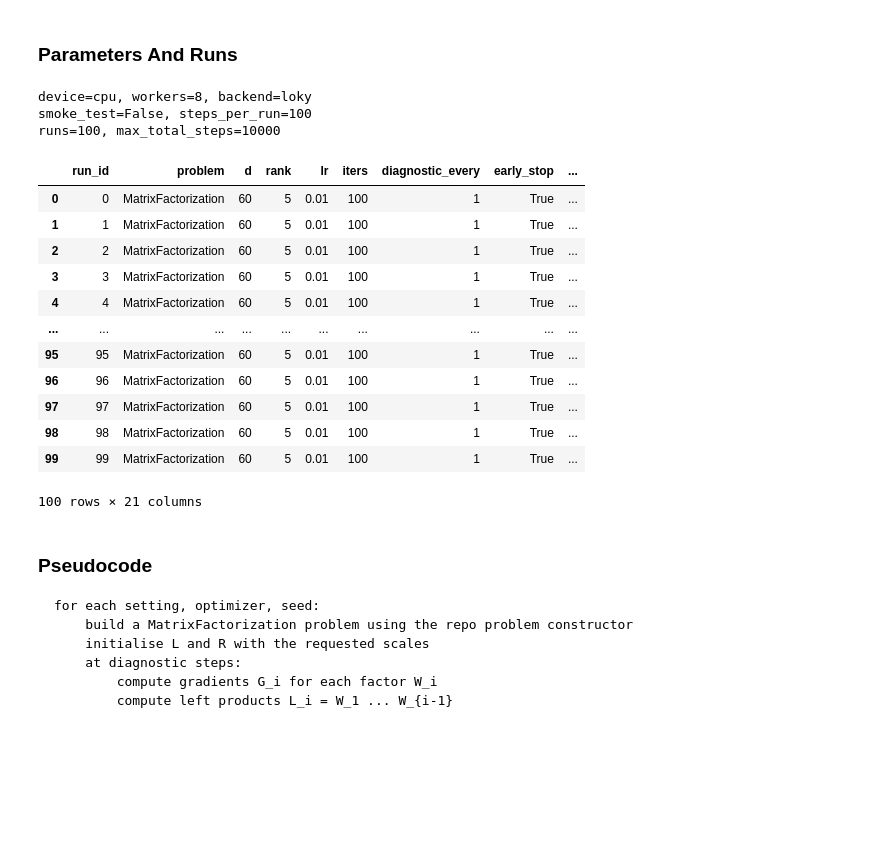
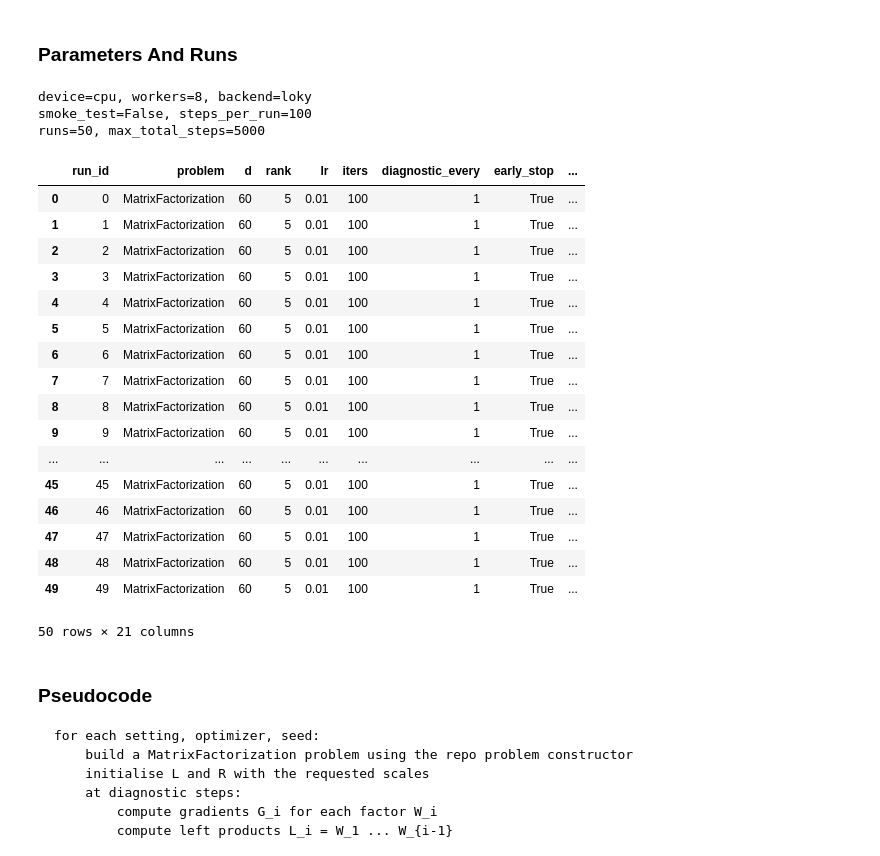
Before and after one commit to TianyangLiu-Work/muonexperiment, a Jupyter notebook: Notebooks/E11_paper_condition_diagnostics_torch.ipynb, the cells around one changed output. Cells and saved outputs as stored; diff of their text form; code cells hidden in the pictures; blank space fills up the shorter version.

Commit message:
Restrict E11 to Muon Adam loss rank plots

```diff
--- a/Notebooks/E11_paper_condition_diagnostics_torch.ipynb
+++ b/Notebooks/E11_paper_condition_diagnostics_torch.ipynb
@@ -85,7 +85,7 @@ torch   = 2.11.0
 NOTEBOOK_ID = "E11 paper-condition diagnostics"
 DEVICE = torch.device("cuda" if torch.cuda.is_available() else "cpu")
 DTYPE_NAME = "float64"
-ALGOS = ["SGD", "Adam", "SpecGD", "Muon"]
+ALGOS = ["Muon", "Adam"]
 SEEDS = list(range(5))
 SMOKE_TEST = False
 SMOKE_TEST_MAX_STEPS = 10
@@ -110,41 +110,46 @@ SETTINGS = [
     dict(setting="MF-balanced", spectrum="hard-cutoff", kappa=1.0, factor_rank=5, left_scale=1e-2, right_scale=1e-2),
     dict(setting="MF-tiny", spectrum="hard-cutoff", kappa=1.0, factor_rank=5, left_scale=1e-4, right_scale=1e-4),
     dict(setting="MF-overparam", spectrum="hard-cutoff", kappa=1.0, factor_rank=20, left_scale=1e-2, right_scale=1e-2),
     dict(setting="MF-imbalanced", spectrum="hard-cutoff", kappa=1.0, factor_rank=5, left_scale=1e-4, right_scale=1.0),
     dict(setting="MF-ill-conditioned", spectrum="exponential-decay", kappa=100.0, factor_rank=5, left_scale=1e-2, right_scale=1e-2),
 ]
 
 NUM_WORKERS = min(8, os.cpu_count() or 1)
 JOBLIB_BACKEND = "loky"
 
 runs = pd.DataFrame([
     {**BASE_SPEC, **setting, "algo": algo, "seed": seed}
     for setting in SETTINGS
     for algo in ALGOS
     for seed in SEEDS
 ])
 runs.insert(0, "run_id", range(len(runs)))
 print(f"device={DEVICE}, workers={NUM_WORKERS}, backend={JOBLIB_BACKEND}")
 print(f"smoke_test={SMOKE_TEST}, steps_per_run={BASE_SPEC['iters']}")
 print(f"runs={len(runs)}, max_total_steps={len(runs) * BASE_SPEC['iters']}")
 IPython.display.display(runs)
 # %% [output]
 device=cpu, workers=8, backend=loky
 smoke_test=False, steps_per_run=100
-runs=100, max_total_steps=10000
+runs=50, max_total_steps=5000
 |  | run_id | problem | d | rank | lr | iters | diagnostic_every | early_stop | ... |
 | 0 | 0 | MatrixFactorization | 60 | 5 | 0.01 | 100 | 1 | True | ... |
 | 1 | 1 | MatrixFactorization | 60 | 5 | 0.01 | 100 | 1 | True | ... |
 | 2 | 2 | MatrixFactorization | 60 | 5 | 0.01 | 100 | 1 | True | ... |
 | 3 | 3 | MatrixFactorization | 60 | 5 | 0.01 | 100 | 1 | True | ... |
 | 4 | 4 | MatrixFactorization | 60 | 5 | 0.01 | 100 | 1 | True | ... |
+| 5 | 5 | MatrixFactorization | 60 | 5 | 0.01 | 100 | 1 | True | ... |
+| 6 | 6 | MatrixFactorization | 60 | 5 | 0.01 | 100 | 1 | True | ... |
+| 7 | 7 | MatrixFactorization | 60 | 5 | 0.01 | 100 | 1 | True | ... |
+| 8 | 8 | MatrixFactorization | 60 | 5 | 0.01 | 100 | 1 | True | ... |
+| 9 | 9 | MatrixFactorization | 60 | 5 | 0.01 | 100 | 1 | True | ... |
 | ... | ... | ... | ... | ... | ... | ... | ... | ... | ... |
-| 95 | 95 | MatrixFactorization | 60 | 5 | 0.01 | 100 | 1 | True | ... |
-| 96 | 96 | MatrixFactorization | 60 | 5 | 0.01 | 100 | 1 | True | ... |
-| 97 | 97 | MatrixFactorization | 60 | 5 | 0.01 | 100 | 1 | True | ... |
-| 98 | 98 | MatrixFactorization | 60 | 5 | 0.01 | 100 | 1 | True | ... |
-| 99 | 99 | MatrixFactorization | 60 | 5 | 0.01 | 100 | 1 | True | ... |
+| 45 | 45 | MatrixFactorization | 60 | 5 | 0.01 | 100 | 1 | True | ... |
+| 46 | 46 | MatrixFactorization | 60 | 5 | 0.01 | 100 | 1 | True | ... |
+| 47 | 47 | MatrixFactorization | 60 | 5 | 0.01 | 100 | 1 | True | ... |
+| 48 | 48 | MatrixFactorization | 60 | 5 | 0.01 | 100 | 1 | True | ... |
+| 49 | 49 | MatrixFactorization | 60 | 5 | 0.01 | 100 | 1 | True | ... |
-100 rows × 21 columns
+50 rows × 21 columns
 # %% [markdown]
 ### Pseudocode
 
```
Also changed, not shown: parts of 14 cells of this notebook, 2 other files.
